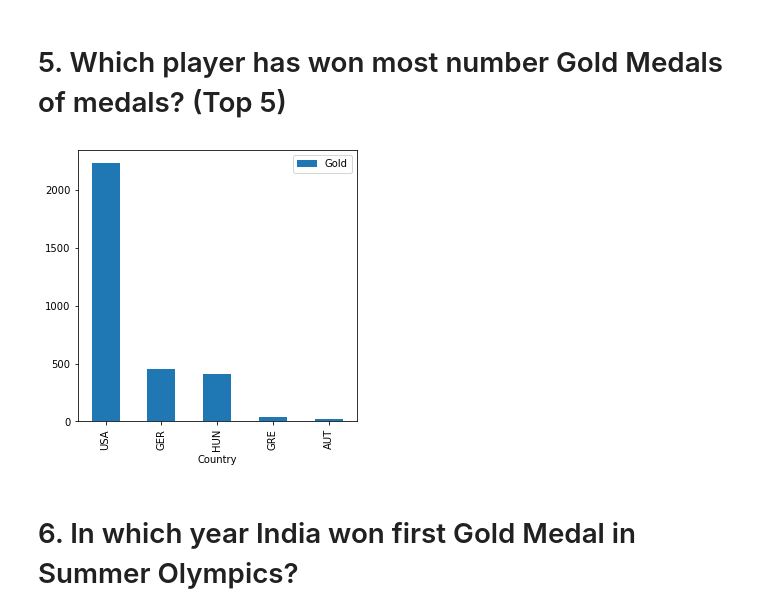
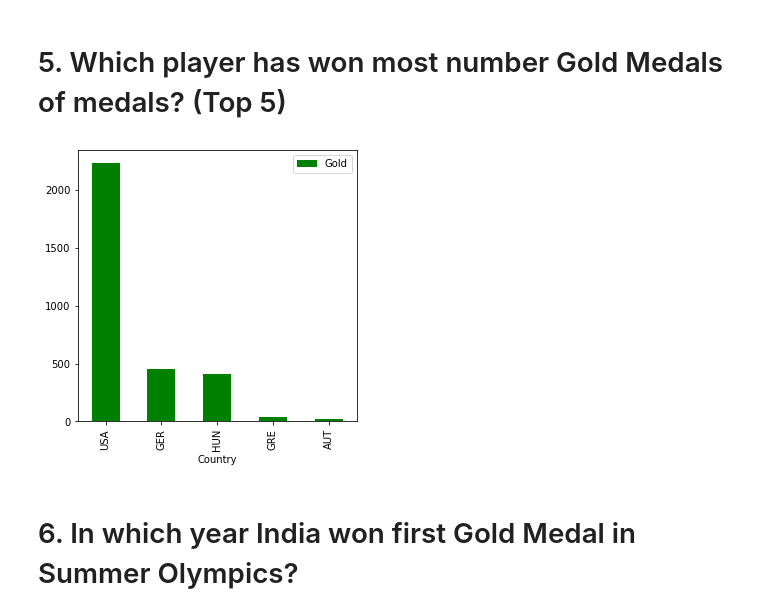
Before and after one commit to darkwolf29801/Skill-india-internship, a Jupyter notebook: Summer Olympics - Balaji E.ipynb, the cells around one changed output. Drawn from its saved outputs; the diff is of its cells as text; code cells hidden in the pictures.

```diff
--- a/Summer Olympics - Balaji E.ipynb
+++ b/Summer Olympics - Balaji E.ipynb
@@ -51,14 +51,14 @@ pd.DataFrame(players[:5],columns = ['Athlete','Medal']).sort_values(by='Medal',
 # %%
 top=[]
 for j in summer['Country'].unique():
     count=0
     for i in range(len(summer)):
         if s[i][5]==j and s[i][8]=='Gold':
             count+=1
     top.append([j,count])
-pd.DataFrame(top[:5],columns = ['Country','Gold']).sort_values(by='Gold', ascending=False).plot(x = 'Country', y = 'Gold', kind = 'bar', figsize = (5,5));
+pd.DataFrame(top[:5],columns = ['Country','Gold']).sort_values(by='Gold', ascending=False).plot(x = 'Country', y = 'Gold', kind = 'bar', figsize = (5,5),color='g');
 # %% [output]
-[figure, old version]
+[figure, new version]
 # %% [markdown]
 # 6. In which year India won first Gold Medal in Summer Olympics?
 # %%
```
Also changed, not shown: parts of 10 cells of this notebook, 1 other file.
